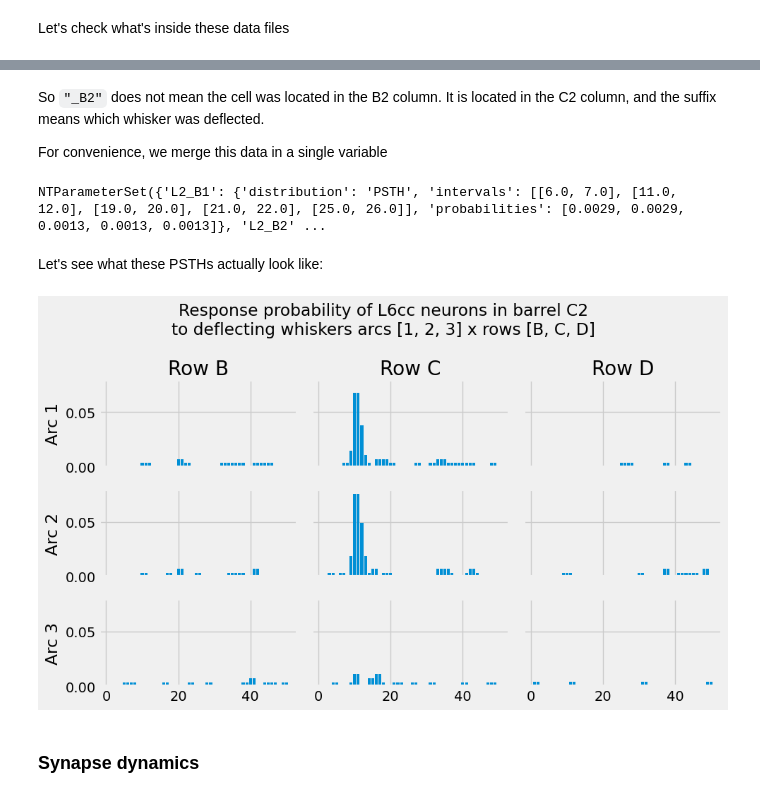
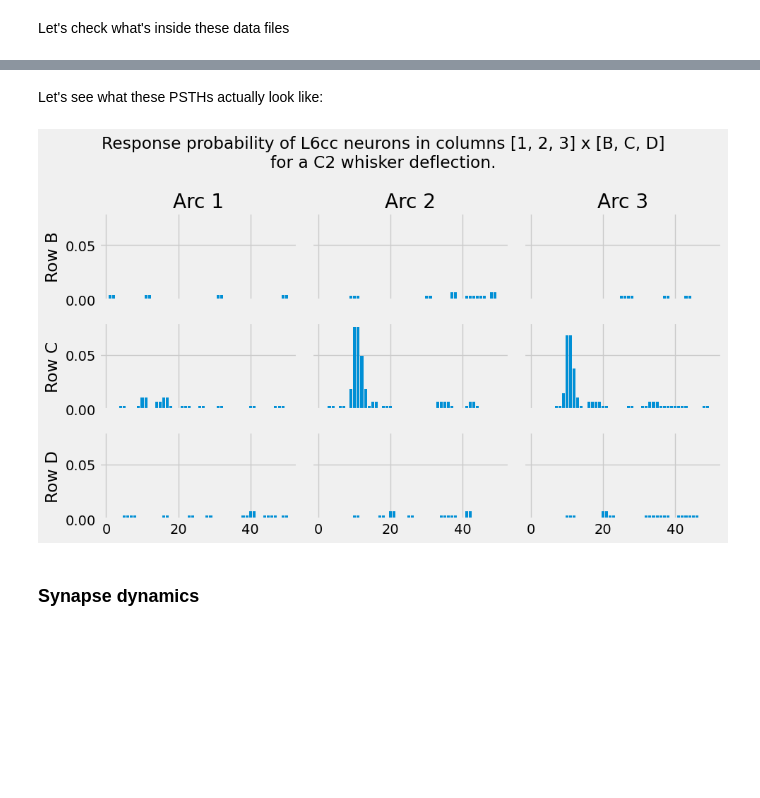
Before and after one commit to mpinb/in_silico_framework, a Jupyter notebook: getting_started/tutorials/2. network models/2.2 Network activity.ipynb, the cells around one changed output, grey strips where cells are left out. Drawn from its saved outputs; the diff is of its cells as text; code cells hidden in the pictures; blank space fills up the shorter version.

```diff
--- a/getting_started/tutorials/2. network models/2.2 Network activity.ipynb
+++ b/getting_started/tutorials/2. network models/2.2 Network activity.ipynb
@@ -124,39 +99,36 @@ See also:
-# %% [markdown]
-So `"_B2"` does not mean the cell was located in the B2 column. It is located in the C2 column, and the suffix means which whisker was deflected.
-
-For convenience, we merge this data in a single variable
-# %%
-evoked_activity = I.scp.NTParameterSet({})
-for evoked in evoked_activity_files: evoked_activity.update(I.scp.build_parameters(evoked))
-evoked_activity
-# %% [output]
-NTParameterSet({'L2_B1': {'distribution': 'PSTH', 'intervals': [[6.0, 7.0], [11.0, 12.0], [19.0, 20.0], [21.0, 22.0], [25.0, 26.0]], 'probabilities': [0.0029, 0.0029, 0.0013, 0.0013, 0.0013]}, 'L2_B2' ...
 # %% [markdown]
 Let's see what these PSTHs actually look like:
+# %%
+stimulated_whisker = "C2"
+cell_type = "L6cc"
+evoked_activity = I.scp.build_parameters(evoked_activity_dir / f"{stimulated_whisker}_stim.param")
+L6cc_activity = evoked_activity[cell_type]
 # %%
 %matplotlib inline
 I.plt.style.use("fivethirtyeight")
-rows, cols = (1, 2, 3), ("B", "C", "D")
-fig, axs = I.plt.subplots(len(rows), len(cols), sharey=True, sharex=True, figsize=(10, 6))
-
-cell_type = "L6cc"
-L6cc_activity = I.scp.build_parameters(evoked_activity_dir / f"{cell_type}.param")
+arcs, rows = (1, 2, 3), ("B", "C", "D")
+fig, axs = I.plt.subplots(
+    len(rows), len(arcs),
+    sharey=True,
+    sharex=True,
+    figsize=(10, 6)
+)
 
 for celltype_stimwhisker, psth in L6cc_activity.items():
     p, bins = psth['probabilities'], psth['intervals']
     stimwhisker = celltype_stimwhisker.split('_')[-1]
-    row, arc = stimwhisker
-    ax_row_ind, ax_col_ind = rows.index(int(arc)), cols.index(row)
+    row, arc = stimwhisker  # unpack 2-character string
+    ax_row_ind, ax_col_ind = rows.index(row), arcs.index(int(arc))
     for b, p_ in zip(bins, p):
         axs[ax_row_ind, ax_col_ind].bar(b, p_, color="C0")
-    if ax_col_ind == 0: axs[ax_row_ind, ax_col_ind].set_ylabel("Arc {}".format(rows[ax_row_ind]))
-    if ax_row_ind == 0: axs[ax_row_ind, ax_col_ind].set_title("Row {}".format(cols[ax_col_ind]))
+    if ax_col_ind == 0: axs[ax_row_ind, ax_col_ind].set_ylabel("Row {}".format(rows[ax_row_ind]))
+    if ax_row_ind == 0: axs[ax_row_ind, ax_col_ind].set_title("Arc {}".format(arcs[ax_col_ind]))
 
-I.plt.suptitle(f"Response probability of {cell_type} neurons in barrel C2\nto deflecting whiskers arcs [1, 2, 3] x rows [B, C, D]")
+I.plt.suptitle(f"Response probability of {cell_type} neurons in columns [1, 2, 3] x [B, C, D]\nfor a C2 whisker deflection.")
 fig.tight_layout()
 I.plt.show()
 # %% [output]
-[figure, old version]
+[figure, new version]
 # %% [markdown]
 ### Synapse dynamics
 # %% [markdown]
```
Also changed, not shown: parts of 32 cells of this notebook, 1 other file.
